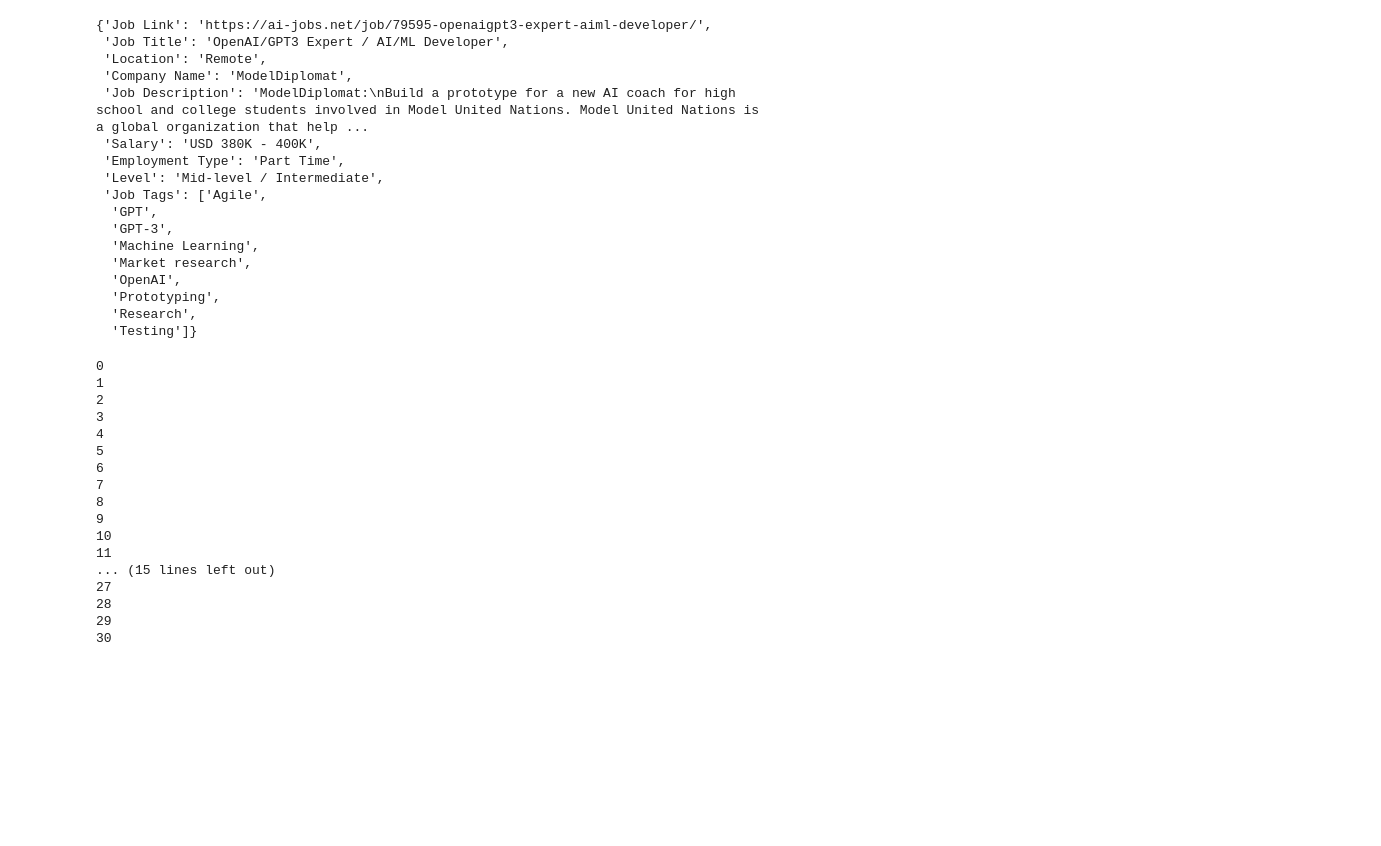
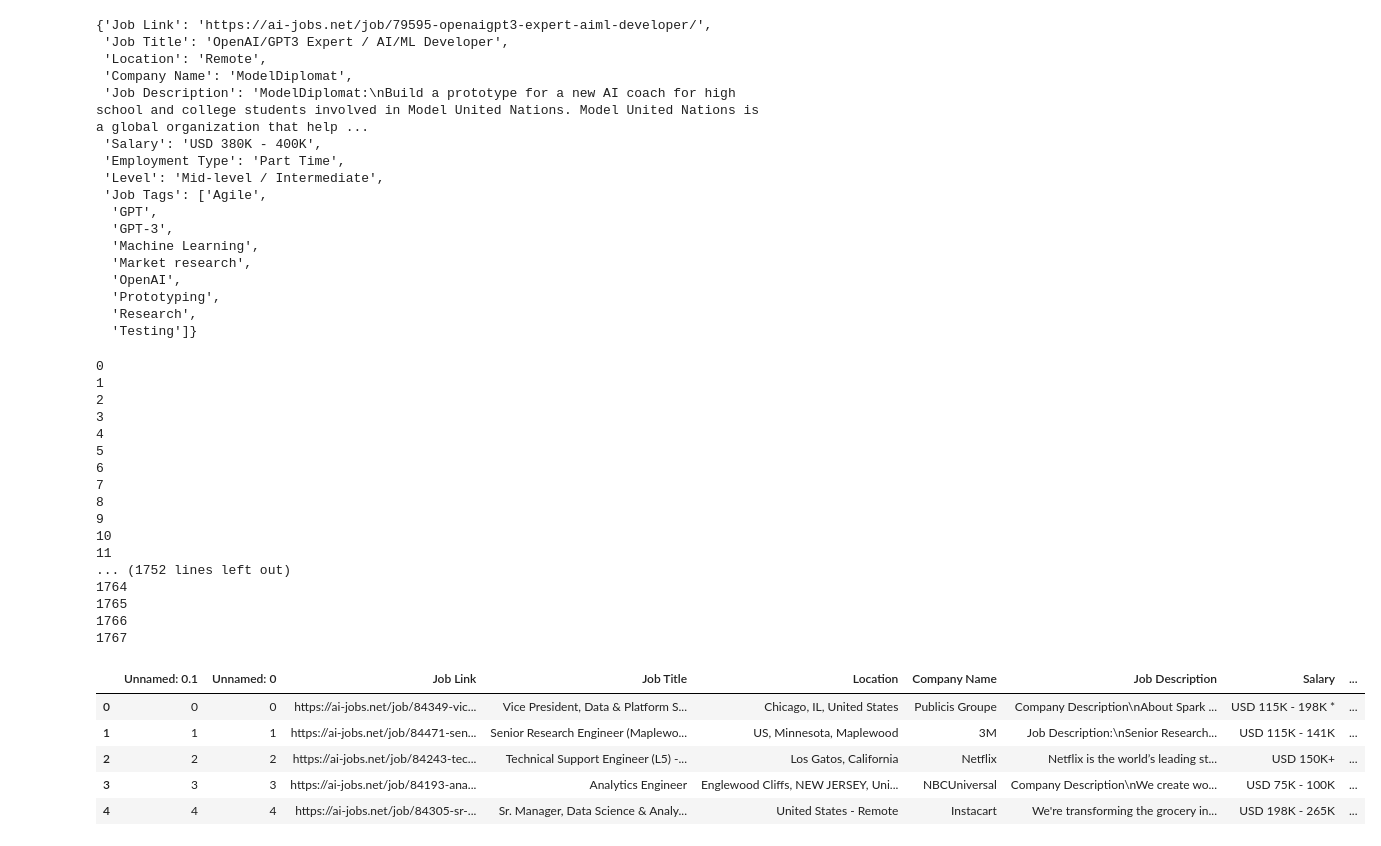
Before and after one commit to tarunn2799/data511_project, a Jupyter notebook: ai-jobs-listing-scraper.ipynb, the cells around one changed output. Cells and saved outputs as stored; diff of their text form; code cells hidden in the pictures; blank space fills up the shorter version.

```diff
--- a/ai-jobs-listing-scraper.ipynb
+++ b/ai-jobs-listing-scraper.ipynb
@@ -35,6 +35,7 @@ def get_company(soup):
 
     return '';
 # %%
+placeholder_str = 'cipaaaaaaa';
 def extract_job_data(url):
     # Send a GET request to the URL
     response = requests.get(url)
@@ -46,22 +47,22 @@ def extract_job_data(url):
     data['Job Link'] = url
 
     job_title = soup.find('h1', class_='display-5 mt-4 text-break')
-    data['Job Title'] = job_title.text if job_title else None
+    data['Job Title'] = job_title.text if job_title else placeholder_str
 
     location = soup.find('h3', class_='lead py-3')
-    data['Location'] = location.text if location else None
+    data['Location'] = location.text if location else placeholder_str
 
     data['Company Name'] = get_company(soup)
     data['Job Description'] = get_job_description(soup)
 
     salary = soup.find('span', class_='badge rounded-pill text-bg-success my-1')
-    data['Salary'] = salary.text if salary else None
+    data['Salary'] = salary.text if salary else placeholder_str
 
     employment_type = soup.find('span', class_='badge rounded-pill text-bg-secondary my-1')
-    data['Employment Type'] = employment_type.text if employment_type else None
+    data['Employment Type'] = employment_type.text if employment_type else placeholder_str
 
     level = soup.find('span', class_='badge rounded-pill text-bg-info my-1')
-    data['Level'] = level.text if level else None
+    data['Level'] = level.text if level else placeholder_str
 
     data['Job Tags'] = get_job_tags(soup)
 
@@ -114,8 +115,21 @@ df.to_csv('output.csv', index=True)
 9
 10
 11
-... (15 lines left out)
-27
-28
-29
-30
+... (1752 lines left out)
+1764
+1765
+1766
+1767
+# %%
+df = pd.read_csv('output.csv')
+df.replace(placeholder_str, '...', inplace=True)
+df.to_csv('output.csv')
+df = pd.read_csv('output.csv')
+df.head()
+# %% [output]
+|  | Unnamed: 0.1 | Unnamed: 0 | Job Link | Job Title | Location | Company Name | Job Description | Salary | ... |
+| 0 | 0 | 0 | https://ai-jobs.net/job/84349-vic... | Vice President, Data & Platform S... | Chicago, IL, United States | Publicis Groupe | Company Description\nAbout Spark ... | USD 115K - 198K * | ... |
+| 1 | 1 | 1 | https://ai-jobs.net/job/84471-sen... | Senior Research Engineer (Maplewo... | US, Minnesota, Maplewood | 3M | Job Description:\nSenior Research... | USD 115K - 141K | ... |
+| 2 | 2 | 2 | https://ai-jobs.net/job/84243-tec... | Technical Support Engineer (L5) -... | Los Gatos, California | Netflix | Netflix is the world’s leading st... | USD 150K+ | ... |
+| 3 | 3 | 3 | https://ai-jobs.net/job/84193-ana... | Analytics Engineer | Englewood Cliffs, NEW JERSEY, Uni... | NBCUniversal | Company Description\nWe create wo... | USD 75K - 100K | ... |
+| 4 | 4 | 4 | https://ai-jobs.net/job/84305-sr-... | Sr. Manager, Data Science & Analy... | United States - Remote | Instacart | We're transforming the grocery in... | USD 198K - 265K | ... |
```
